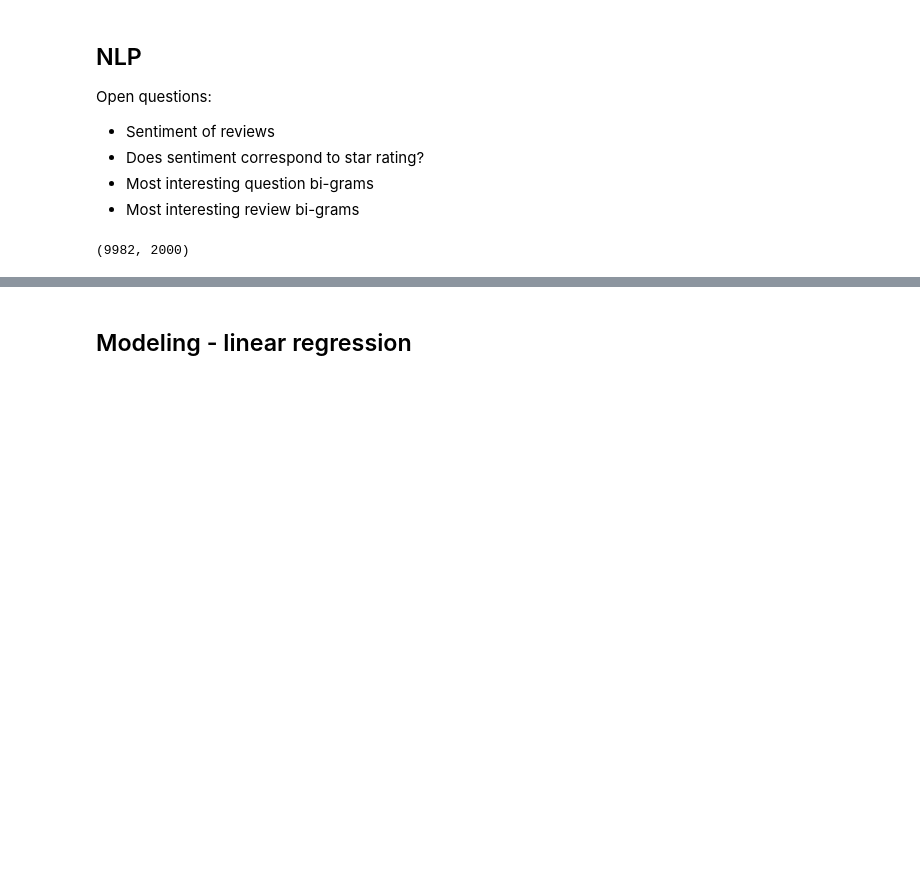
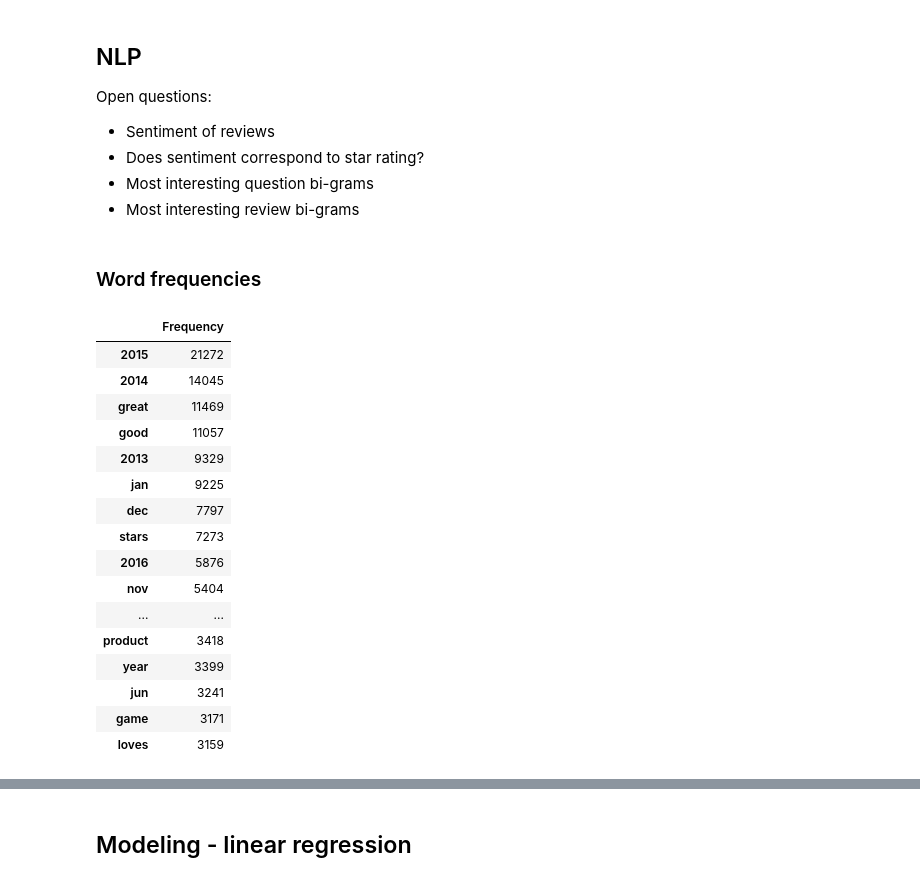
Before and after one commit to cotica/capstone, a Jupyter notebook: code/Amazon-product-catalog-NLP-modeling.ipynb, the cells around one changed output, grey strips where cells are left out. Cells and saved outputs as stored; diff of their text form; code cells hidden in the pictures; blank space fills up the shorter version.

```diff
--- a/code/Amazon-product-catalog-NLP-modeling.ipynb
+++ b/code/Amazon-product-catalog-NLP-modeling.ipynb
@@ -80,19 +99,36 @@ Open questions:
 * Does sentiment correspond to star rating?
 * Most interesting question bi-grams
 * Most interesting review bi-grams
+# %% [markdown]
+### Word frequencies
 # %%
 #vectorize text. NOTE: Run the RegEx to remove line breaks from customer review and
 #questions columns, first!
 
+#ensure that our inputs are actual strings
 ecom['customer_reviews'] = ecom['customer_reviews'].astype('string')
+ecom['customer_questions_and_answers'] = ecom['customer_questions_and_answers'].astype(
+'string')
 
-cvec = CountVectorizer(max_features=2000) #for analysis - most common words etc.
+#instantiate count vec used for word freq analysis
+cvec = CountVectorizer(stop_words='english', max_features=2000)
 
-transformed_df = cvec.fit_transform(ecom['customer_reviews'])
+#define our columns to use in vectorizer functions
+reviews = ecom['customer_reviews']
+questions = ecom['customer_questions_and_answers']
 
-transformed_df = pd.DataFrame(transformed_df.todense(), columns = cvec.get_feature_names())
+#function to vectorize
+def vectorize(column): #plug in whatever we need to vectorize from df here
+
+    transformed_df = cvec.fit_transform(column)
+
+    transformed_df = pd.DataFrame(
+        transformed_df.todense(), columns = cvec.get_feature_names())
+
+    #get most important words
+    #print('Top 30 most common words in Amazon ' + column)
+
+    freq = pd.DataFrame(transformed_df.sum().sort_values(
+        ascending=False)[:30], columns=['Frequency'])
+
+    return freq
-# %%
-#NOW check shape
-transformed_df.shape
-# %% [output]
-(9982, 2000)
@@ -100,0 +135,20 @@ transformed_df.shape
+# %%
+vectorize(reviews)
+# %% [output]
+|  | Frequency |
+| 2015 | 21272 |
+| 2014 | 14045 |
+| great | 11469 |
+| good | 11057 |
+| 2013 | 9329 |
+| jan | 9225 |
+| dec | 7797 |
+| stars | 7273 |
+| 2016 | 5876 |
+| nov | 5404 |
+| ... | ... |
+| product | 3418 |
+| year | 3399 |
+| jun | 3241 |
+| game | 3171 |
+| loves | 3159 |
```
Also changed, not shown: parts of 15 cells of this notebook, 4 other files.
